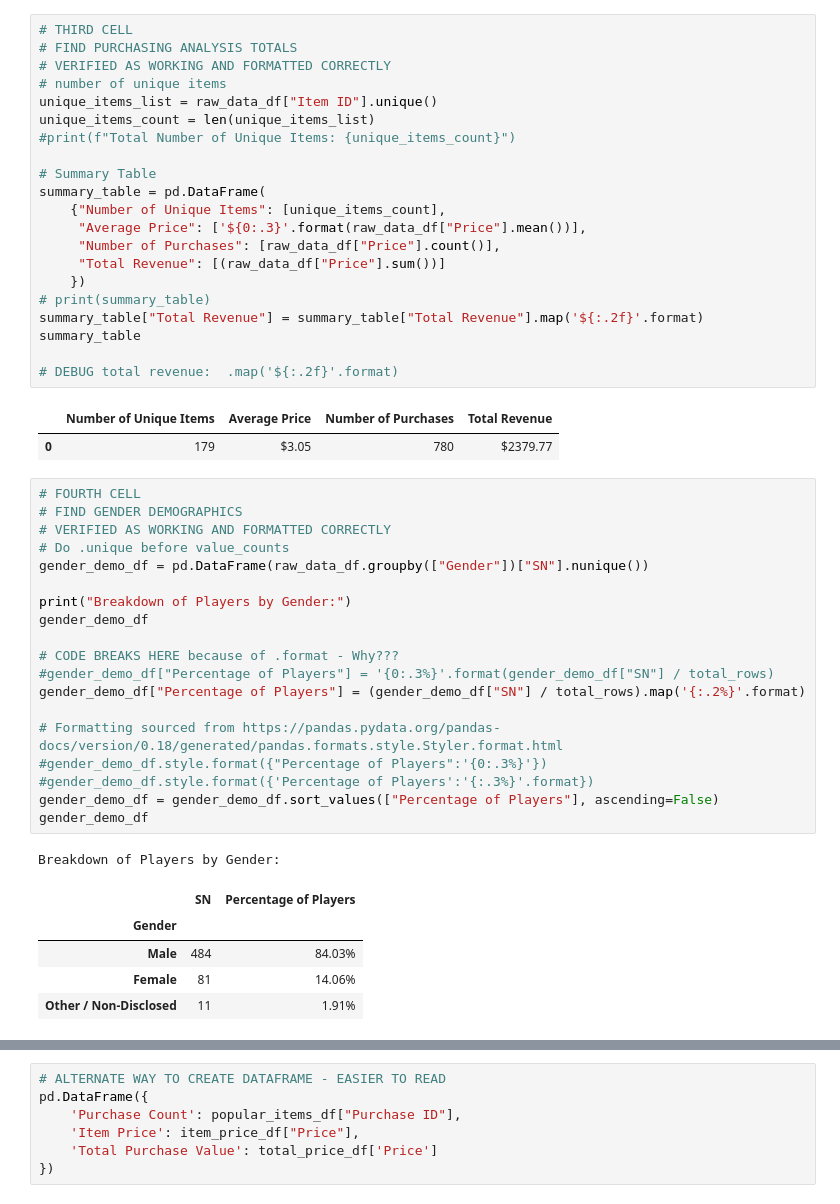
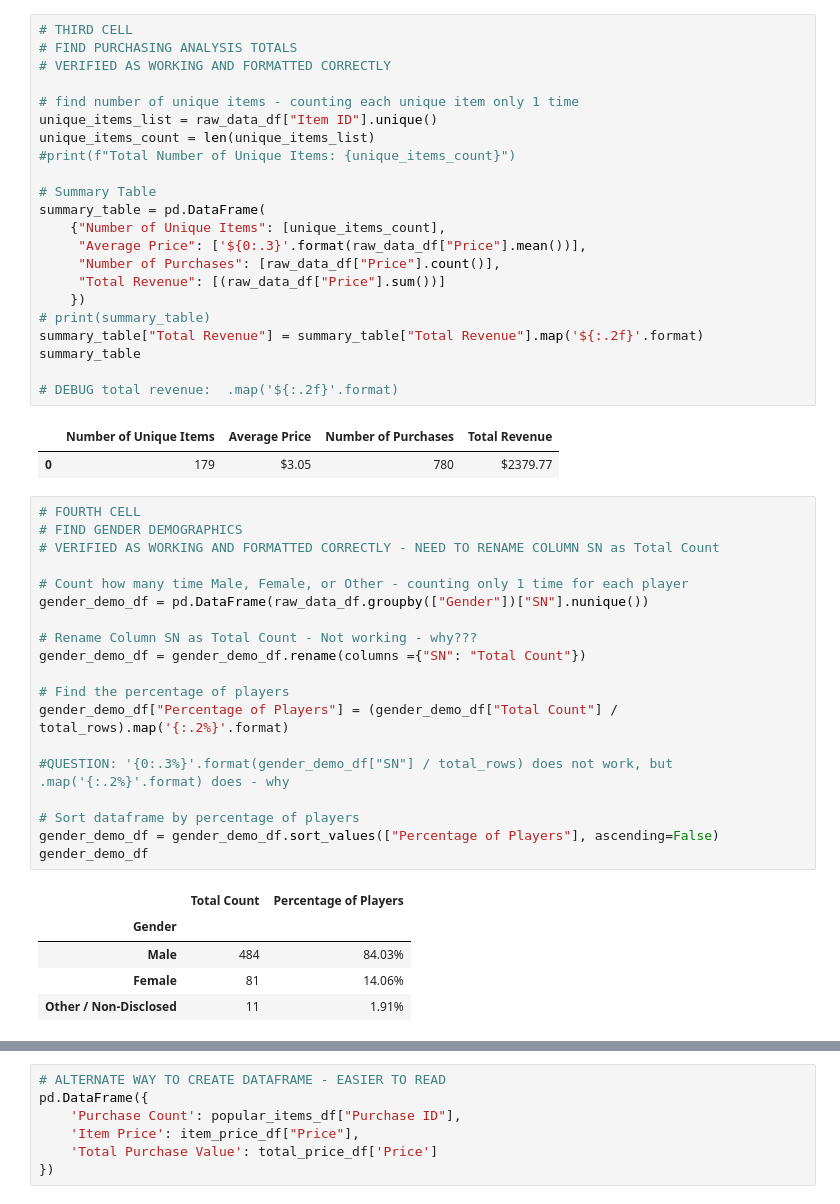
Before and after one commit to michael-grad/pandas-challenge, a Jupyter notebook: HeroesOfPymoliAnalysis.ipynb, the cells around one changed output, grey strips where cells are left out. Cells and saved outputs as stored; diff of their text form.

```diff
--- a/HeroesOfPymoliAnalysis.ipynb
+++ b/HeroesOfPymoliAnalysis.ipynb
@@ -36,7 +38,8 @@ f"Total Number of Players: {total_rows}"
 # THIRD CELL
 # FIND PURCHASING ANALYSIS TOTALS
 # VERIFIED AS WORKING AND FORMATTED CORRECTLY
-# number of unique items
+
+# find number of unique items - counting each unique item only 1 time
 unique_items_list = raw_data_df["Item ID"].unique()
 unique_items_count = len(unique_items_list)
 #print(f"Total Number of Unique Items: {unique_items_count}")
@@ -56,31 +59,30 @@ summary_table
 # %% [output]
 |  | Number of Unique Items | Average Price | Number of Purchases | Total Revenue |
 | 0 | 179 | $3.05 | 780 | $2379.77 |
-# %%
-# FOURTH CELL
-# FIND GENDER DEMOGRAPHICS
-# VERIFIED AS WORKING AND FORMATTED CORRECTLY
-# Do .unique before value_counts
-gender_demo_df = pd.DataFrame(raw_data_df.groupby(["Gender"])["SN"].nunique())
-
-print("Breakdown of Players by Gender:")
-gender_demo_df
-
-# CODE BREAKS HERE because of .format - Why???
-#gender_demo_df["Percentage of Players"] = '{0:.3%}'.format(gender_demo_df["SN"] / total_rows)
-gender_demo_df["Percentage of Players"] = (gender_demo_df["SN"] / total_rows).map('{:.2%}'.format)
-
-# Formatting sourced from https://pandas.pydata.org/pandas-docs/version/0.18/generated/pandas.formats.style.Styler.format.html
-#gender_demo_df.style.format({"Percentage of Players":'{0:.3%}'})
-#gender_demo_df.style.format({'Percentage of Players':'{:.3%}'.format})
-gender_demo_df = gender_demo_df.sort_values(["Percentage of Players"], ascending=False)
-gender_demo_df
-# %% [output]
-Breakdown of Players by Gender:
-|  | SN | Percentage of Players |
-| Gender |  |  |
-| Male | 484 | 84.03% |
-| Female | 81 | 14.06% |
-| Other / Non-Disclosed | 11 | 1.91% |
+# %%
+# FOURTH CELL
+# FIND GENDER DEMOGRAPHICS
+# VERIFIED AS WORKING AND FORMATTED CORRECTLY - NEED TO RENAME COLUMN SN as Total Count
+
+# Count how many time Male, Female, or Other - counting only 1 time for each player
+gender_demo_df = pd.DataFrame(raw_data_df.groupby(["Gender"])["SN"].nunique())
+
+# Rename Column SN as Total Count - Not working - why???
+gender_demo_df = gender_demo_df.rename(columns ={"SN": "Total Count"})
+
+# Find the percentage of players
+gender_demo_df["Percentage of Players"] = (gender_demo_df["Total Count"] / total_rows).map('{:.2%}'.format)
+
+#QUESTION: '{0:.3%}'.format(gender_demo_df["SN"] / total_rows) does not work, but .map('{:.2%}'.format) does - why
+
+# Sort dataframe by percentage of players
+gender_demo_df = gender_demo_df.sort_values(["Percentage of Players"], ascending=False)
+gender_demo_df
+# %% [output]
+|  | Total Count | Percentage of Players |
+| Gender |  |  |
+| Male | 484 | 84.03% |
+| Female | 81 | 14.06% |
+| Other / Non-Disclosed | 11 | 1.91% |
 # %%
 # FIFTH CELL
```
Also changed, not shown: parts of 8 cells of this notebook.
